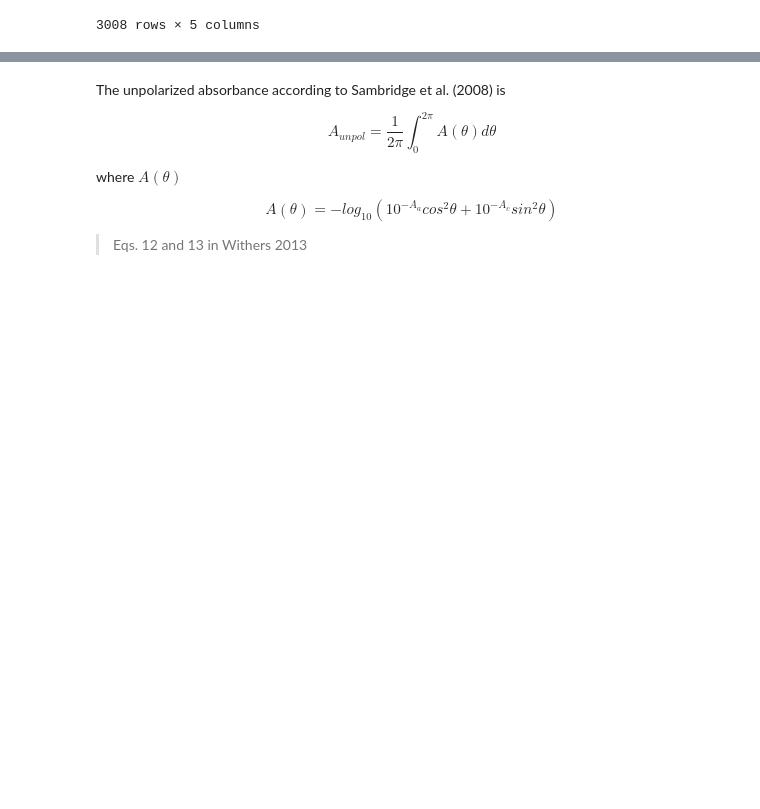
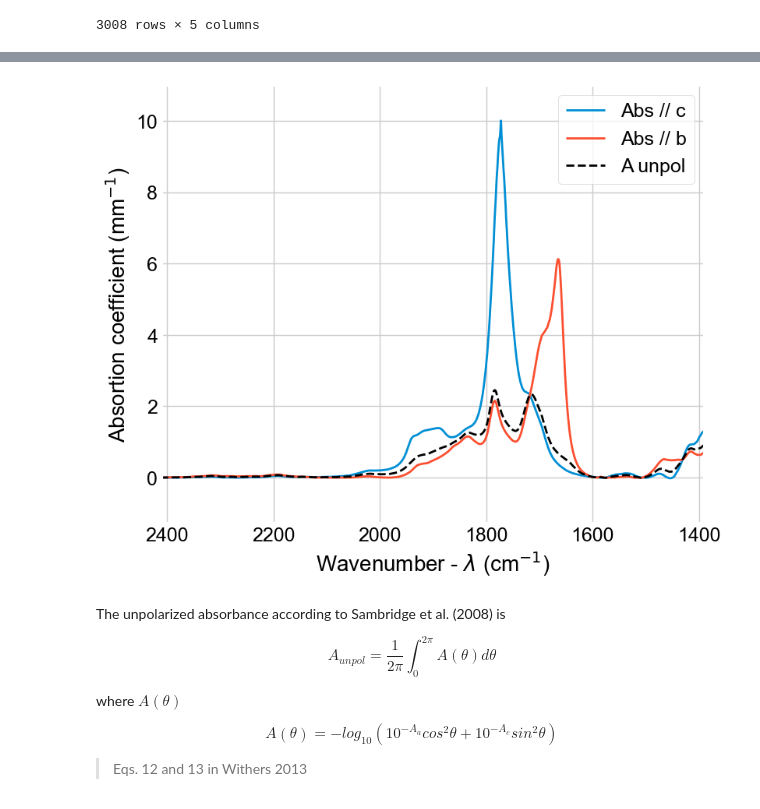
Before and after one commit to bertopadron/FTIR-EBSD, a Jupyter notebook: more_tests/olivine_FTIR_mals_v2.ipynb, the cells around one changed output, grey strips where cells are left out. Cells and saved outputs as stored; diff of their text form; code cells hidden in the pictures; blank space fills up the shorter version.

```diff
--- a/more_tests/olivine_FTIR_mals_v2.ipynb
+++ b/more_tests/olivine_FTIR_mals_v2.ipynb
@@ -102,3 +142,26 @@ ax.tick_params(axis='both', labelsize=18)
+# %%
+data['A_unpol'] = - np.log10((10**-data['c_axis'] + 10**-data['b_axis']) / 2)
+
+# make figure
+fig, ax = plt.subplots(figsize=(8, 8*0.8), constrained_layout=True)
+
+ax.plot(data['lambda'], data['c_axis'], linewidth=2, label=r'Abs // c')
+ax.plot(data['lambda'], data['b_axis'], linewidth=2, label=r'Abs // b')
+ax.plot(data['lambda'], data['A_unpol'], '--', color='black', linewidth=2, label=r'A unpol')
+ax.set_xlabel('Wavenumber - $\lambda$ (cm$^{-1}$)', fontsize=20)
+ax.set_ylabel('Absortion coefficient (mm$^{-1}$)', fontsize=20)
+
+# invert x axis
+plt.gca().invert_xaxis()
+
+# set custom x- and y-axis limits
+ax.set_xlim(left=2410, right=1390)
+ax.set_ylim(top=11)
+
+ax.legend(loc='best', fontsize=18)
+ax.tick_params(axis='both', labelsize=18)
+# %% [output]
+[figure, added]
 # %% [markdown]
 The unpolarized absorbance according to Sambridge et al. (2008) is
 
```
Also changed, not shown: parts of 4 cells of this notebook.
